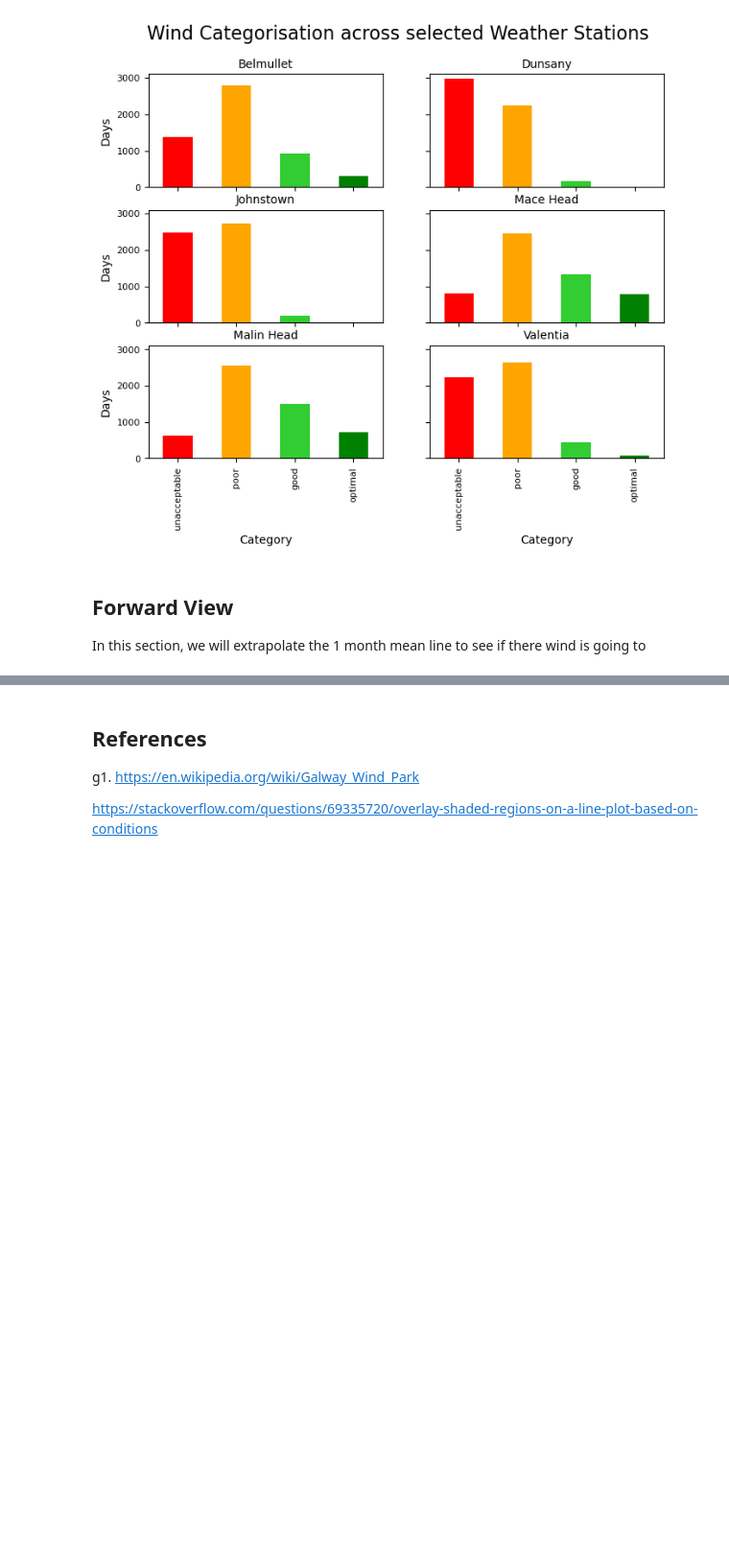
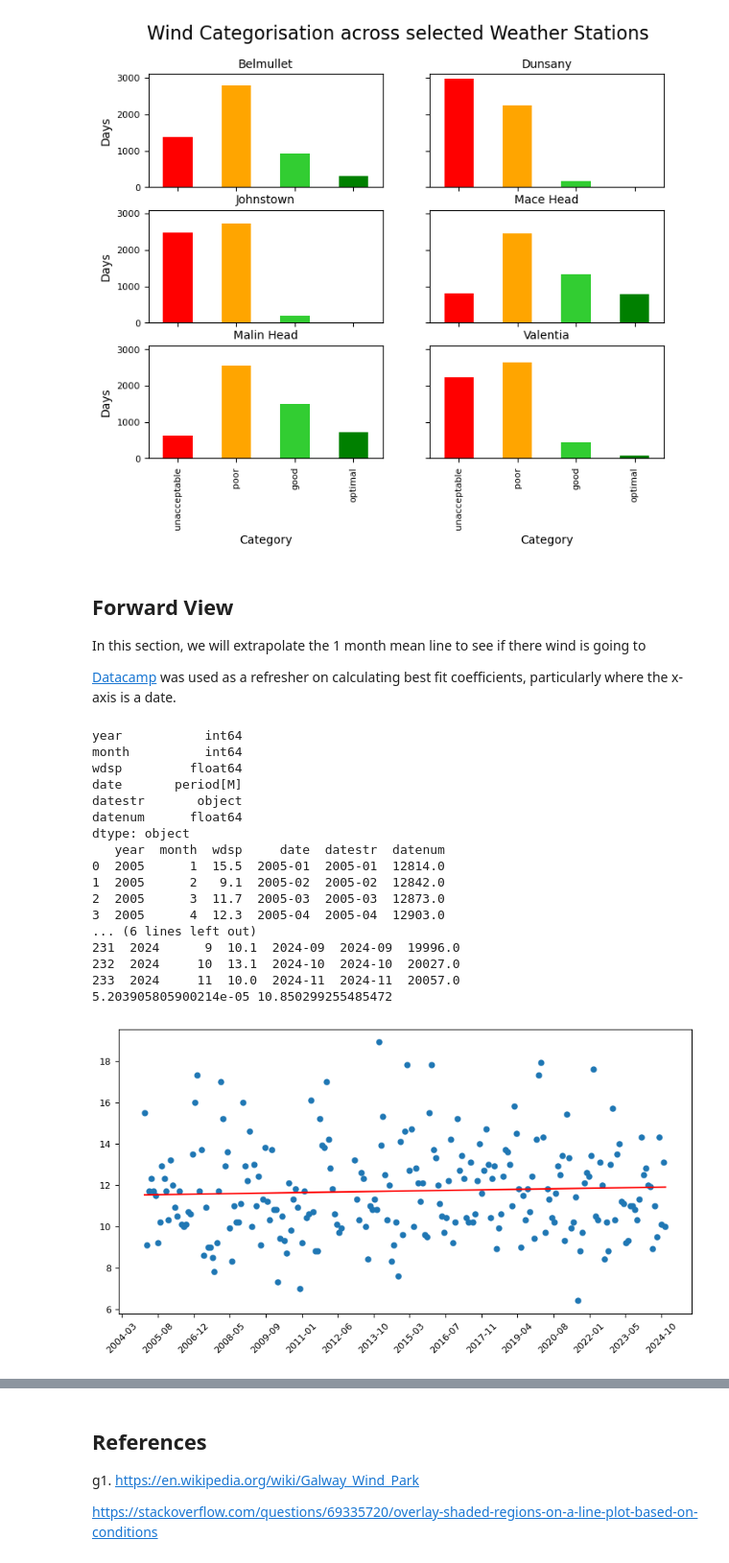
Before and after one commit to dvdgeroconnell/PFDA-project, a Jupyter notebook: new.ipynb, the cells around one changed output, grey strips where cells are left out. Shown at 96% size. Drawn from its saved outputs; the diff is of its cells as text; code cells hidden in the pictures; blank space fills up the shorter version.

Commit message:
Added content on long term wind average

```diff
--- a/new.ipynb
+++ b/new.ipynb
@@ -483,3 +484,51 @@ plt.show()
 # %% [markdown]
 ## Forward View
 In this section, we will extrapolate the 1 month mean line to see if there  wind is going to
+
+[Datacamp](https://www.datacamp.com/tutorial/line-plots-in-matplotlib-with-python) was used as a refresher on calculating best fit coefficients, particularly where the x-axis is a date.
+# %%
+# Create a dataframe with the fields we are interested in
+belmullet_mean_wind = pd.read_csv("data/mly2375.csv", skiprows=19, usecols=['year', 'month', 'wdsp'], low_memory=False)
+
+# First consolidate the year and month fields into a datetime yyyy-mm format
+belmullet_mean_wind['date'] = belmullet_mean_wind['year'].astype(str) + '-' + belmullet_mean_wind['month'].astype(str)
+belmullet_mean_wind['date']= pd.to_datetime(belmullet_mean_wind['date'], format='%Y-%m').dt.to_period('m')
+belmullet_mean_wind['datestr'] = belmullet_mean_wind['date'].astype(str)
+belmullet_mean_wind['datenum'] = mdates.date2num(belmullet_mean_wind['date'])
+
+# Now select the range we are interested in - the last 20 years
+date1 = '2005-01'
+date2 = '2024-11'
+belmullet_mean_wind = belmullet_mean_wind.loc[(belmullet_mean_wind['date']>=date1) & (belmullet_mean_wind['date']<=date2)]
+belmullet_mean_wind = belmullet_mean_wind.reset_index(drop=True)
+m, c = np.polyfit(belmullet_mean_wind['datenum'], belmullet_mean_wind['wdsp'], 1)
+print(m, c)
+
+figm, axm = plt.subplots(figsize=(10, 5))
+axm.plot(belmullet_mean_wind['datenum'], belmullet_mean_wind['wdsp'],'o', markeredgewidth=0.1)
+axm.plot(belmullet_mean_wind['datenum'], belmullet_mean_wind['datenum']*m + c, 'r-')
+
+date_form = mdates.DateFormatter("%Y-%m")
+axm.xaxis.set_major_formatter(date_form)
+axm.xaxis.set_major_locator(plt.MaxNLocator(16))
+axm.tick_params(axis='x', rotation=45, labelsize=9)
+axm.tick_params(axis='y', labelsize=9)
+# %% [output]
+year           int64
+month          int64
+wdsp         float64
+date       period[M]
+datestr       object
+datenum      float64
+dtype: object
+   year  month  wdsp     date  datestr  datenum
+0  2005      1  15.5  2005-01  2005-01  12814.0
+1  2005      2   9.1  2005-02  2005-02  12842.0
+2  2005      3  11.7  2005-03  2005-03  12873.0
+3  2005      4  12.3  2005-04  2005-04  12903.0
+... (6 lines left out)
+231  2024      9  10.1  2024-09  2024-09  19996.0
+232  2024     10  13.1  2024-10  2024-10  20027.0
+233  2024     11  10.0  2024-11  2024-11  20057.0
+5.203905805900214e-05 10.850299255485472
+[figure, added]
```
Also changed, not shown: parts of 2 cells of this notebook.
